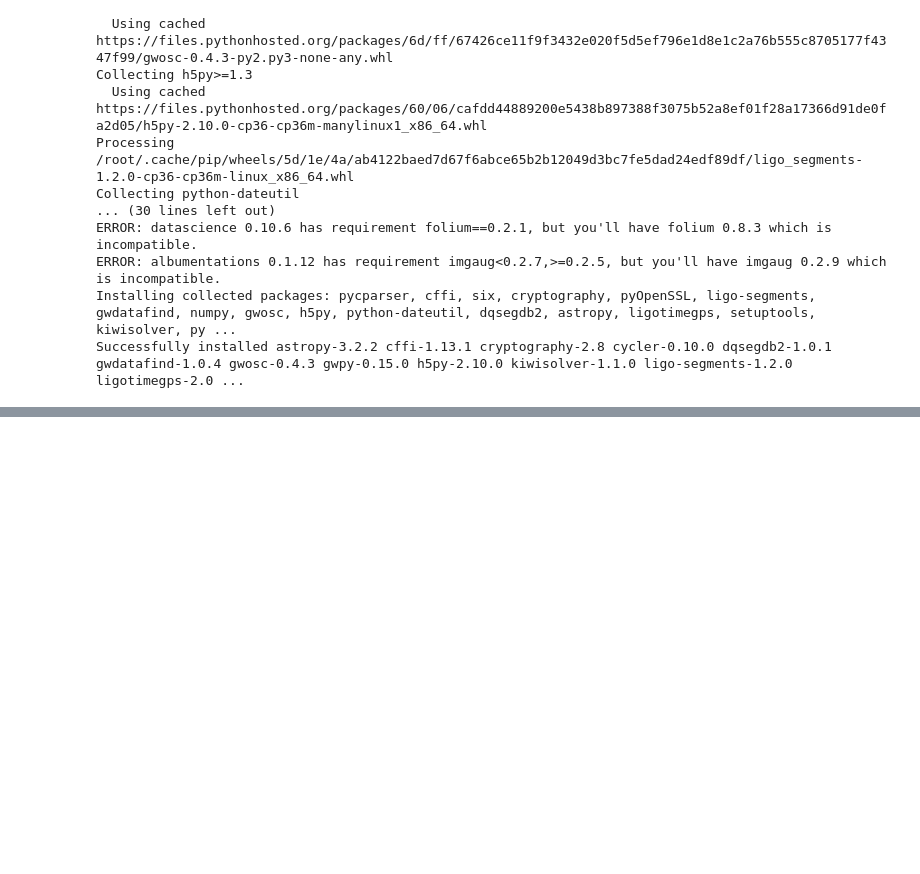
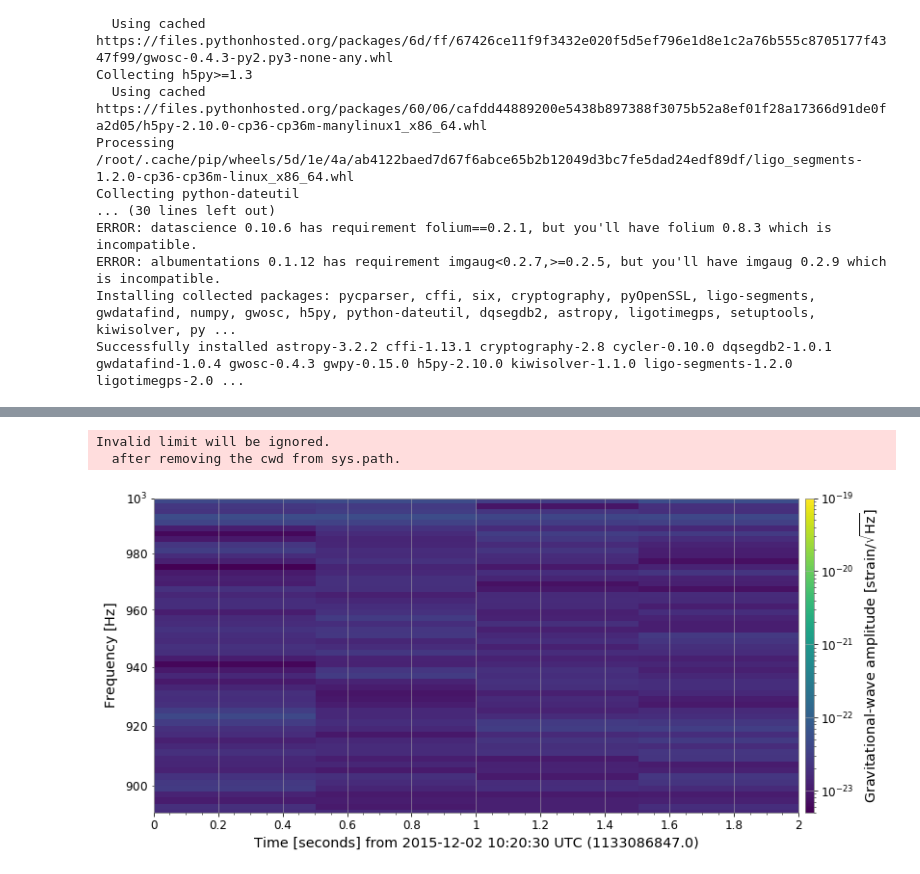
Before and after one commit to SGRGit/gwOsc, a Jupyter notebook: DataPrepBlipGlitches.ipynb, the cells around one changed output, grey strips where cells are left out. Drawn from its saved outputs; the diff is of its cells as text; code cells hidden in the pictures; blank space fills up the shorter version.

```diff
--- a/DataPrepBlipGlitches.ipynb
+++ b/DataPrepBlipGlitches.ipynb
@@ -91,0 +71,11 @@ ValueError: ignored
+# %%
+plot = specgram.imshow(norm='log', vmin=5e-24, vmax=1e-19)
+ax = plot.gca()
+ax.set_yscale('log')
+ax.set_ylim(0, 1000)
+ax.colorbar(label=r'Gravitational-wave amplitude [strain/$\sqrt{\mathrm{Hz}}$]')
+plot.show()
+# %% [output]
+Invalid limit will be ignored.
+  after removing the cwd from sys.path.
+[figure, added]
```
Also changed, not shown: parts of 15 cells of this notebook.
